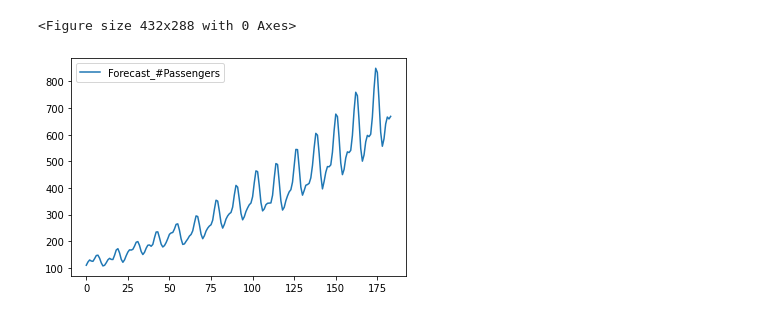
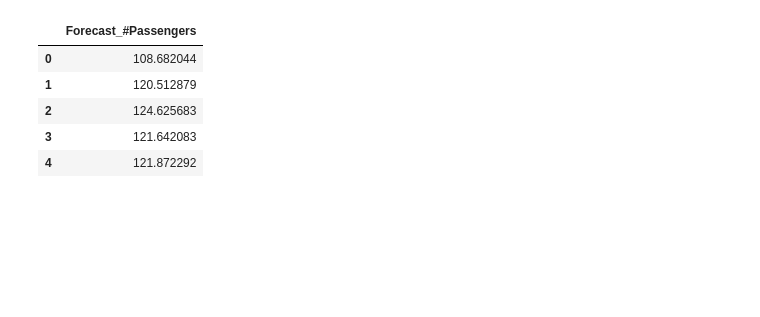
Before and after one commit to AndrewSukhobok95/ssa, a Jupyter notebook: Tutorial.ipynb, the cells around one changed output. Cells and saved outputs as stored; diff of their text form; code cells hidden in the pictures; blank space fills up the shorter version.

```diff
--- a/Tutorial.ipynb
+++ b/Tutorial.ipynb
@@ -99,7 +112,11 @@ forc = ssa.K_reccurent_forecast(40)
-# %%
-plt.figure()
-forc.plot()
-plt.show()
-# %% [output]
-<Figure size 432x288 with 0 Axes>
-[figure, removed]
+# %%
+f_L = ssa.L_reccurent_forecast(FORECAST_LENGTH)
+
+f_L.head()
+# %% [output]
+|  | Forecast_#Passengers |
+| 0 | 108.682044 |
+| 1 | 120.512879 |
+| 2 | 124.625683 |
+| 3 | 121.642083 |
+| 4 | 121.872292 |
```
Also changed, not shown: parts of 20 cells of this notebook, 1 other file.
